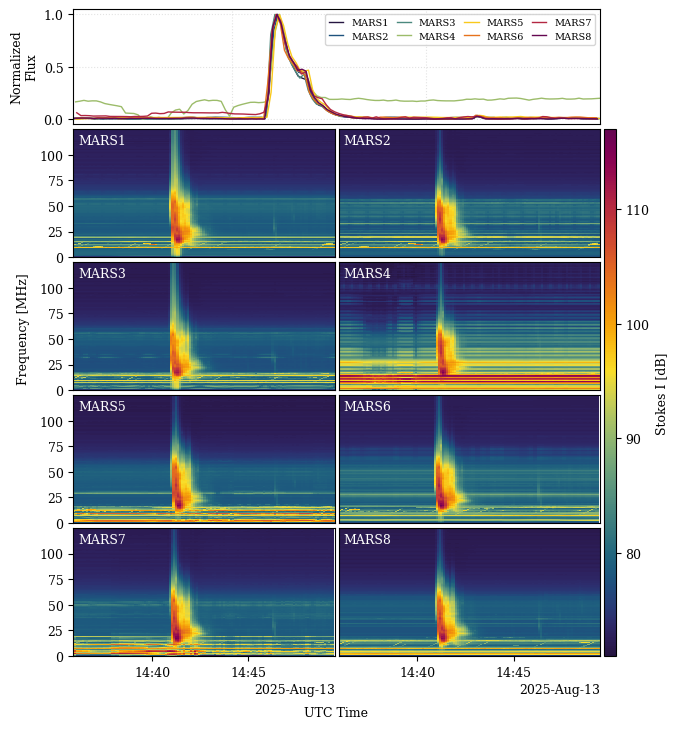
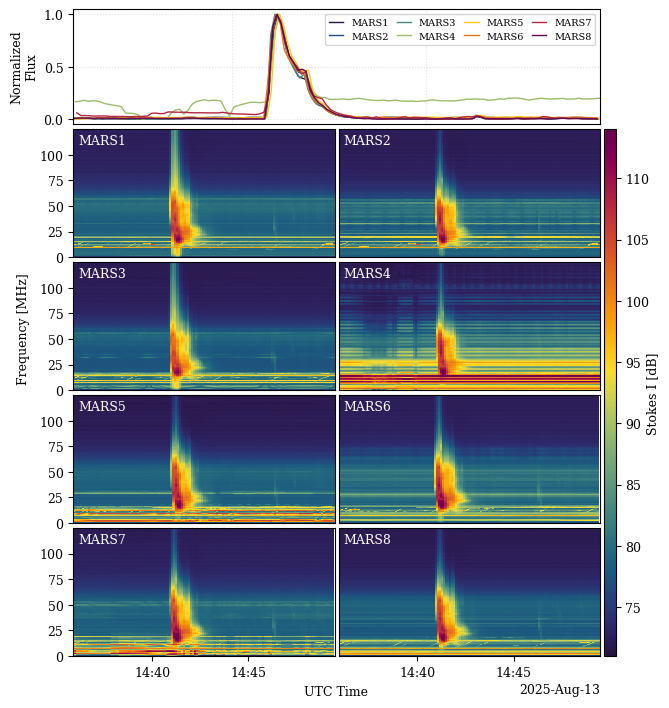
The notebook cell's code change between the first figure and the second:
--- before
+++ after
@@ -21,5 +21,5 @@
 cax = fig.add_subplot(gs[1:, 2])
 
-vmin, vmax = 71, 117
+vmin, vmax = 71, 114
 meshes = []
 lightcurves = {}
@@ -137,5 +137,7 @@
     ax.xaxis.set_major_formatter(formatter)
 
-fig.supxlabel("UTC Time", y=0.035, fontsize=9)
+axs[6].xaxis.get_offset_text().set_visible(False)
+
+fig.supxlabel("UTC Time", y=0.06, fontsize=9)
 fig.supylabel("Frequency [MHz]", x=0.045, fontsize=9)
 
@@ -145,5 +147,5 @@
 if meshes:
     cbar = fig.colorbar(meshes[0], cax=cax, orientation="vertical")
-    cbar.set_label("Stokes I [dB]")
+    cbar.set_label("Stokes I [dB]", labelpad=-2)
 
 fig.savefig("paper/solar_flare_all_stations.pdf", bbox_inches="tight", pad_inches=0.02)

Commit: Second round of figure polishing